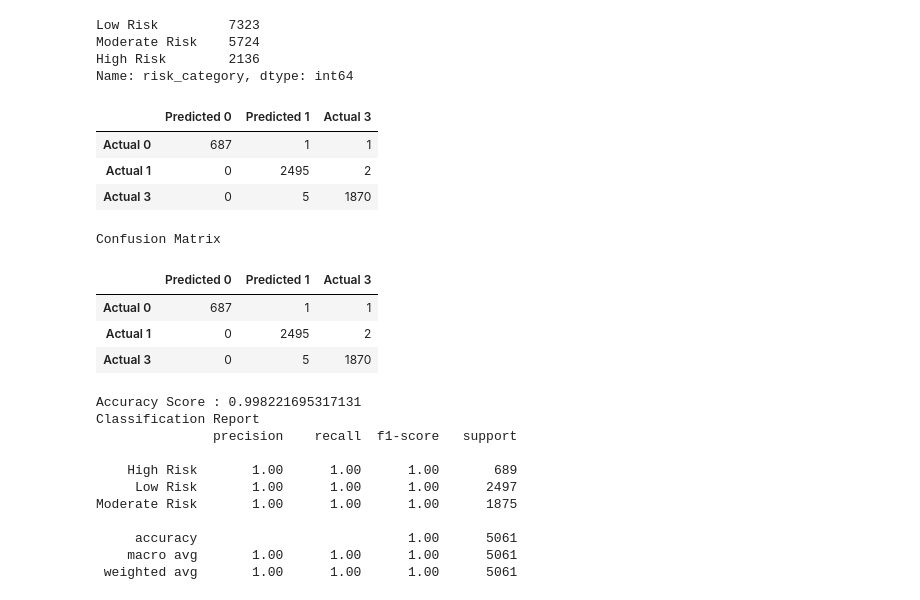
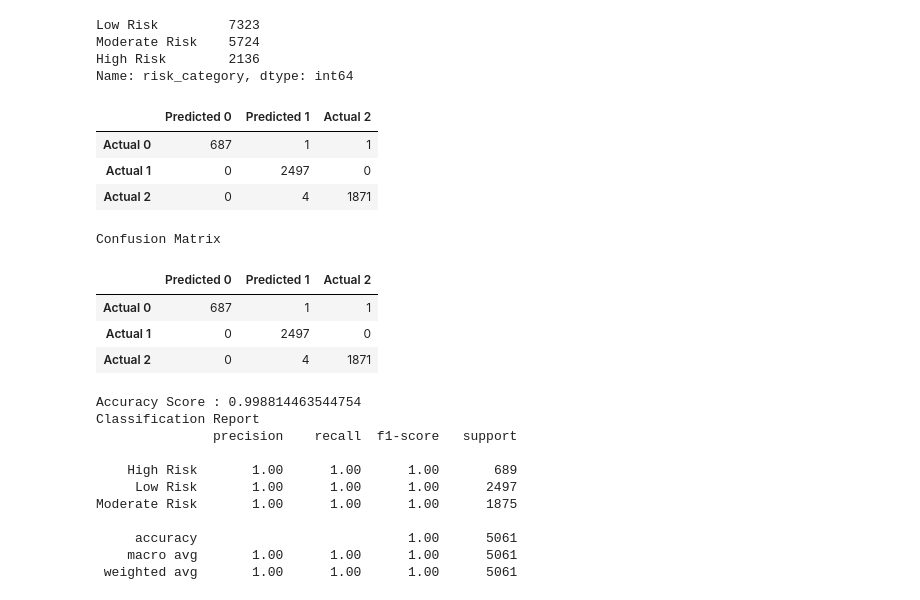
Before and after one commit to ianhernandezz/Capstone_Final_Report, a Jupyter notebook: Notebooks/Provisional_ML RF_1.ipynb, the cells around one changed output. Drawn from its saved outputs; the diff is of its cells as text; code cells hidden in the pictures.

```diff
--- a/Notebooks/Provisional_ML RF_1.ipynb
+++ b/Notebooks/Provisional_ML RF_1.ipynb
@@ -150,17 +150,17 @@ predictions = rf_model.predict(X_test_scaled)
 # %%
 # Calculating the confusion matrix.
 cm = confusion_matrix(y_test, predictions)
 
 # Create a DataFrame from the confusion matrix.
 cm_df = pd.DataFrame(
-    cm, index=["Actual 0", "Actual 1", "Actual 3"], columns=["Predicted 0", "Predicted 1", "Actual 3"])
+    cm, index=["Actual 0", "Actual 1", "Actual 2"], columns=["Predicted 0", "Predicted 1", "Actual 2"])
 
 cm_df
 # %% [output]
-|  | Predicted 0 | Predicted 1 | Actual 3 |
+|  | Predicted 0 | Predicted 1 | Actual 2 |
 | Actual 0 | 687 | 1 | 1 |
-| Actual 1 | 0 | 2495 | 2 |
-| Actual 3 | 0 | 5 | 1870 |
+| Actual 1 | 0 | 2497 | 0 |
+| Actual 2 | 0 | 4 | 1871 |
 # %%
 # Calculating the accuracy score.
 acc_score = accuracy_score(y_test, predictions)
@@ -173,11 +173,11 @@ print("Classification Report")
 print(classification_report(y_test, predictions))
 # %% [output]
 Confusion Matrix
-|  | Predicted 0 | Predicted 1 | Actual 3 |
+|  | Predicted 0 | Predicted 1 | Actual 2 |
 | Actual 0 | 687 | 1 | 1 |
-| Actual 1 | 0 | 2495 | 2 |
-| Actual 3 | 0 | 5 | 1870 |
+| Actual 1 | 0 | 2497 | 0 |
+| Actual 2 | 0 | 4 | 1871 |
-Accuracy Score : 0.998221695317131
+Accuracy Score : 0.998814463544754
 Classification Report
                precision    recall  f1-score   support
 
```
Also changed, not shown: parts of 5 cells of this notebook, 4 other files.
